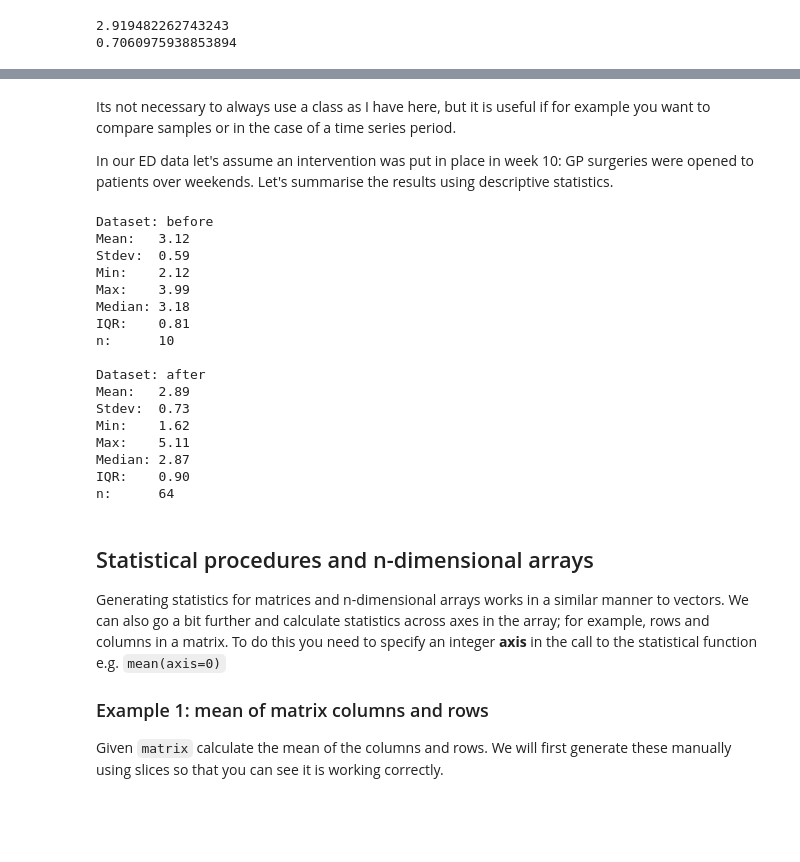
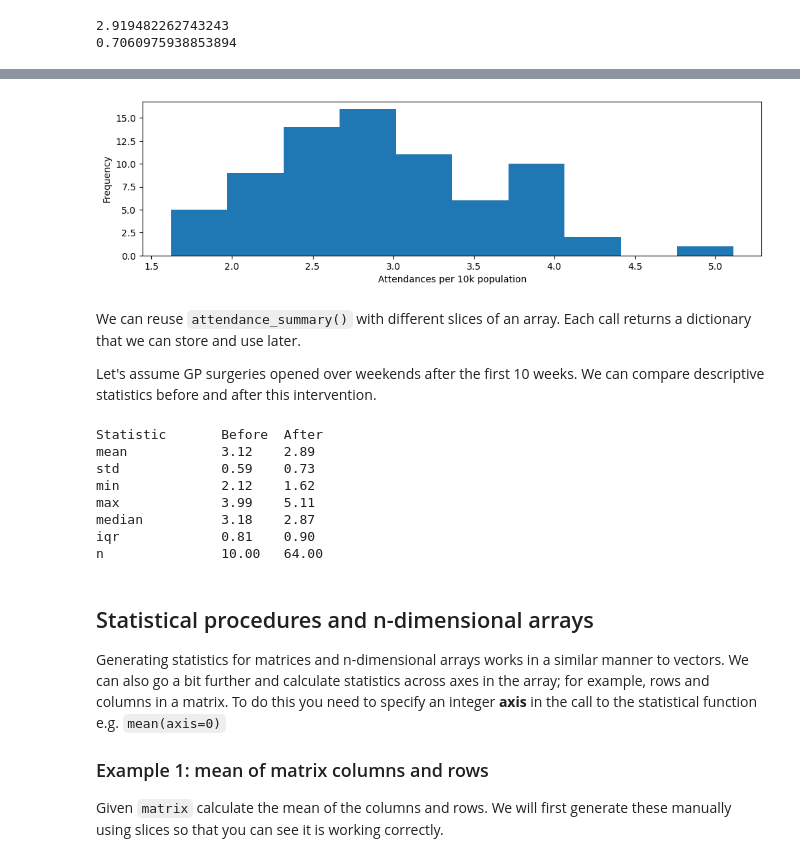
Before and after one commit to health-data-science-OR/hpdm171, a Jupyter notebook: week_06/lecture/06_lecture_part1.ipynb, the cells around one changed output, grey strips where cells are left out. Drawn from its saved outputs; the diff is of its cells as text; code cells hidden in the pictures; blank space fills up the shorter version.

```diff
--- a/week_06/lecture/06_lecture_part1.ipynb
+++ b/week_06/lecture/06_lecture_part1.ipynb
@@ -124,31 +124,37 @@ x       f(x)
+# %%
+# plot as a histogram
+fig = plt.figure(figsize=(12,3))
+ax = fig.add_subplot()
+
+# use the hist method pass in all the data
+_ = ax.hist(ed_data)
+
+# axis labels
+_ = ax.set_ylabel("Frequency")
+_ = ax.set_xlabel("Attendances per 10k population")
+# %% [output]
+[figure, added]
 # %% [markdown]
-Its not necessary to always use a class as I have here, but it is useful if for example you want to compare samples or in the case of a time series period.
+We can reuse `attendance_summary()` with different slices of an array. Each call returns a dictionary that we can store and use later.
 
-In our ED data let's assume an intervention was put in place in week 10: GP surgeries were opened to patients over weekends. Let's summarise the results using descriptive statistics.
+Let's assume GP surgeries opened over weekends after the first 10 weeks. We can compare descriptive statistics before and after this intervention.
 # %%
-week = 10  # the week the intervention begins
-before = AttendanceSummary(ed_data[:week], 'before')
-after = AttendanceSummary(ed_data[week:], 'after')
-print(before)
-print(after)
+week = 10  # number of weeks before the intervention
+before = attendance_summary(ed_data[:week])
+after = attendance_summary(ed_data[week:])
-# %% [output]
-Dataset: before
-Mean:   3.12
-Stdev:  0.59
-Min:    2.12
-Max:    3.99
-Median: 3.18
-IQR:    0.81
-n:      10
-
-Dataset: after
-Mean:   2.89
-Stdev:  0.73
-Min:    1.62
-Max:    5.11
-Median: 2.87
-IQR:    0.90
-n:      64
+# %%
+print("Statistic\tBefore\tAfter")
+for statistic in before.keys():
+    print(f"{statistic}\t\t{before[statistic]:.2f}\t{after[statistic]:.2f}")
+# %% [output]
+Statistic       Before  After
+mean            3.12    2.89
+std             0.59    0.73
+min             2.12    1.62
+max             3.99    5.11
+median          3.18    2.87
+iqr             0.81    0.90
+n               10.00   64.00
 # %% [markdown]
 ## Statistical procedures and n-dimensional arrays
 
```
Also changed, not shown: parts of 26 cells of this notebook.
